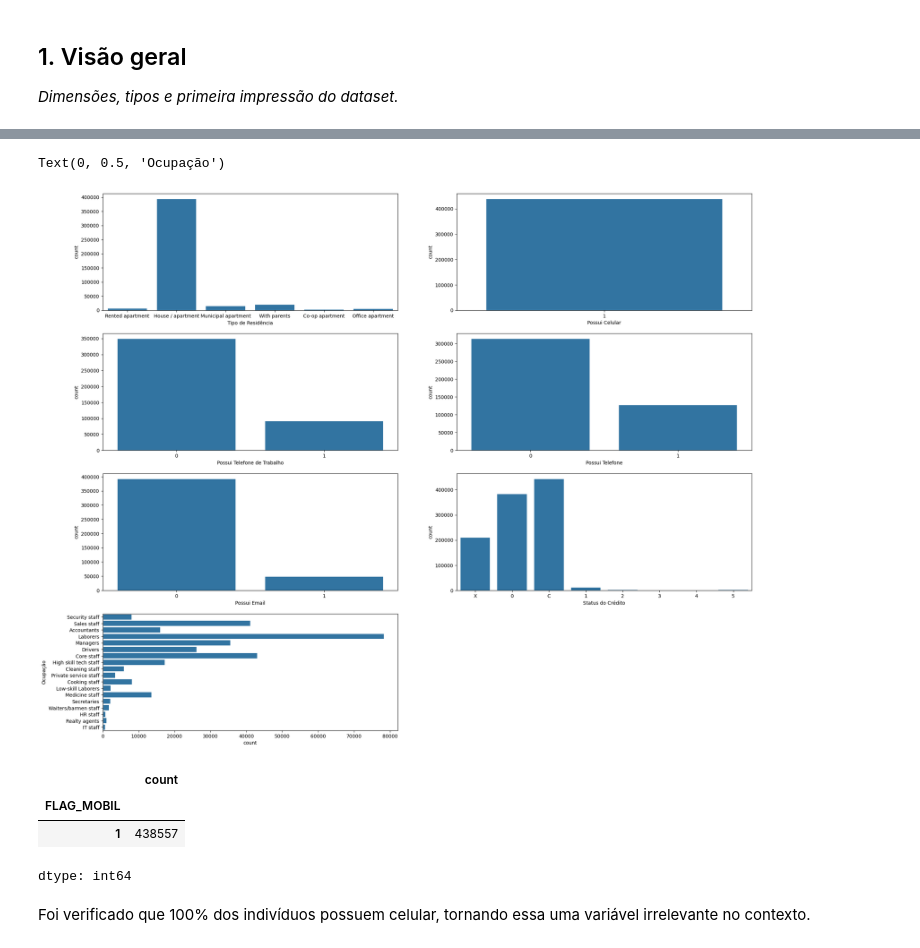
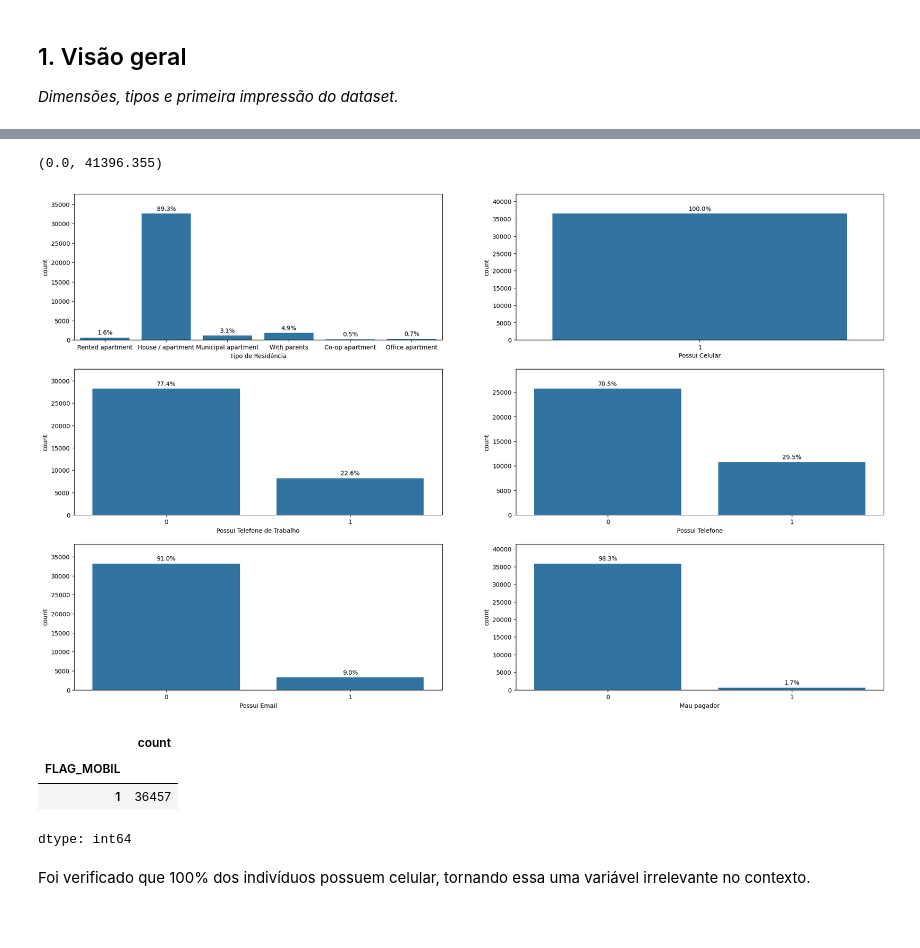
Before and after one commit to camilavbr/Tech_Challenge_Fase2_rm377839, a Jupyter notebook: notebooks/01_eda.ipynb, the cells around one changed output, grey strips where cells are left out. Drawn from its saved outputs; the diff is of its cells as text; code cells hidden in the pictures; blank space fills up the shorter version.

```diff
--- a/notebooks/01_eda.ipynb
+++ b/notebooks/01_eda.ipynb
@@ -120,6 +118,7 @@ df_credito.head()
 # %%
 #Criação da variável Target
 #Entende-se que para a regra de negócio pequenos atrasos são normais e não devem excluir, a princípio, um cliente, assim será considerado bom_pagador C, 0, 1 e mau_pagador 2, 3, 4, 5
+TARGET = 'mau_pagador'
 df_credito['mau_pagador'] = df_credito['STATUS'].isin(['2', '3', '4', '5']).astype(int)
 
 target = (
@@ -341,49 +349,74 @@ Text(0.5, 0, 'Estado Civil')
 # %%
 plt.figure(figsize=(24,20))
 
 plt.subplot(4,2,1)
-fig = sns.countplot(data=df_perfil, x='NAME_HOUSING_TYPE')
+fig = sns.countplot(data=base, x='NAME_HOUSING_TYPE')
 fig.set_title("")
 fig.set_xlabel("Tipo de Residência")
+total = len(base)
+for container in fig.containers:
+  labels = [f'{v.get_height() / total * 100:.1f}%' if v.get_height() > 0 else '' for v in container]
+  fig.bar_label(container, labels=labels, label_type='edge', padding=3)
+fig.set_ylim(0, fig.get_ylim()[1] * 1.1)
 
 plt.subplot(4,2,2)
-fig = sns.countplot(data=df_perfil, x='FLAG_MOBIL')
+fig = sns.countplot(data=base, x='FLAG_MOBIL')
 fig.set_title("")
 fig.set_xlabel("Possui Celular")
+total = len(base)
+for container in fig.containers:
+  labels = [f'{v.get_height() / total * 100:.1f}%' if v.get_height() > 0 else '' for v in container]
+  fig.bar_label(container, labels=labels, label_type='edge', padding=3)
+fig.set_ylim(0, fig.get_ylim()[1] * 1.1)
 
 plt.subplot(4,2,3)
-fig = sns.countplot(data=df_perfil, x='FLAG_WORK_PHONE')
+fig = sns.countplot(data=base, x='FLAG_WORK_PHONE')
 fig.set_title("")
 fig.set_xlabel("Possui Telefone de Trabalho")
+total = len(base)
+for container in fig.containers:
+  labels = [f'{v.get_height() / total * 100:.1f}%' if v.get_height() > 0 else '' for v in container]
+  fig.bar_label(container, labels=labels, label_type='edge', padding=3)
+fig.set_ylim(0, fig.get_ylim()[1] * 1.1)
 
 plt.subplot(4,2,4)
-fig = sns.countplot(data=df_perfil, x='FLAG_PHONE')
+fig = sns.countplot(data=base, x='FLAG_PHONE')
 fig.set_title("")
 fig.set_xlabel("Possui Telefone")
+total = len(base)
+for container in fig.containers:
+  labels = [f'{v.get_height() / total * 100:.1f}%' if v.get_height() > 0 else '' for v in container]
+  fig.bar_label(container, labels=labels, label_type='edge', padding=3)
+fig.set_ylim(0, fig.get_ylim()[1] * 1.1)
 
 plt.subplot(4,2,5)
-fig = sns.countplot(data=df_perfil, x='FLAG_EMAIL')
+fig = sns.countplot(data=base, x='FLAG_EMAIL')
 fig.set_title("")
 fig.set_xlabel("Possui Email")
+total = len(base)
+for container in fig.containers:
+  labels = [f'{v.get_height() / total * 100:.1f}%' if v.get_height() > 0 else '' for v in container]
+  fig.bar_label(container, labels=labels, label_type='edge', padding=3)
+fig.set_ylim(0, fig.get_ylim()[1] * 1.1)
 
 plt.subplot(4,2,6)
-fig = sns.countplot(data=df_credito, x='STATUS')
+fig = sns.countplot(data=base, x='mau_pagador')
 fig.set_title("")
-fig.set_xlabel("Status do Crédito")
-
-plt.subplot(4,2,7)
-fig = sns.countplot(data=df_perfil, y='OCCUPATION_TYPE')
-fig.set_title("")
-fig.set_ylabel("Ocupação")
+fig.set_xlabel("Mau pagador")
+total = len(base)
+for container in fig.containers:
+  labels = [f'{v.get_height() / total * 100:.1f}%' if v.get_height() > 0 else '' for v in container]
+  fig.bar_label(container, labels=labels, label_type='edge', padding=3)
+fig.set_ylim(0, fig.get_ylim()[1] * 1.1)
 # %% [output]
-Text(0, 0.5, 'Ocupação')
+(0.0, 41396.355)
-[figure, old version]
+[figure, new version]
 # %%
-df_perfil['FLAG_MOBIL'].value_counts()
+base['FLAG_MOBIL'].value_counts()
 # %% [output]
 |  | count |
 | FLAG_MOBIL |  |
-| 1 | 438557 |
+| 1 | 36457 |
 dtype: int64
 # %% [markdown]
 Foi verificado que 100% dos indivíduos possuem celular, tornando essa uma variável irrelevante no contexto.
```
Also changed, not shown: parts of 32 cells of this notebook.
